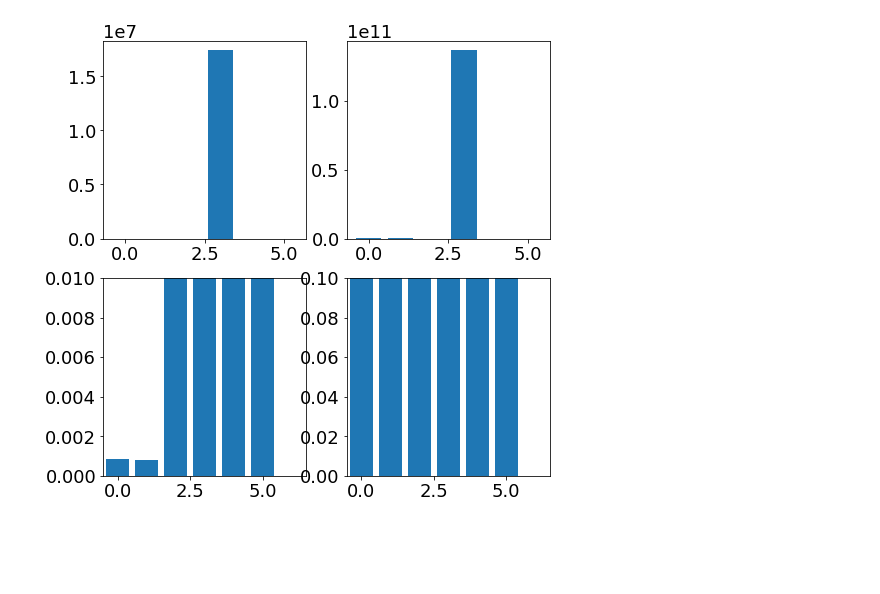
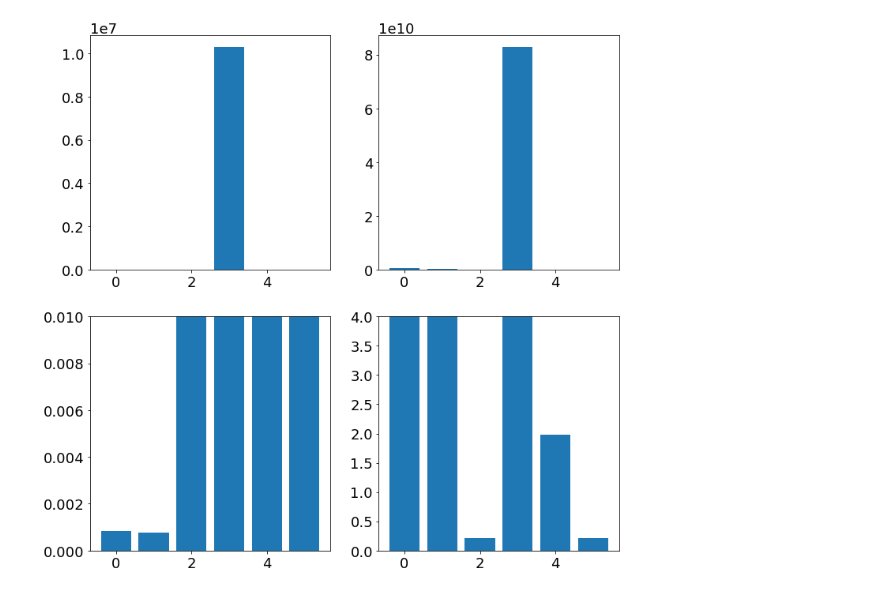
Before and after one commit to dylewsky/Data_Driven_Science_Python_Demos, a Jupyter notebook: CH04/CH04_SEC06_1_kFoldValidation.ipynb, the cells around one changed output. Saved outputs shown, nothing was run; the diff lists cells and outputs as text; code cells hidden in the pictures; blank space fills up the shorter version.

```diff
--- a/CH04/CH04_SEC06_1_kFoldValidation.ipynb
+++ b/CH04/CH04_SEC06_1_kFoldValidation.ipynb
@@ -12,7 +12,7 @@ plt.rcParams['figure.figsize'] = [12, 12]
 n = 100
 L = 4
 x = np.linspace(0,L,n)
-f = np.power(x,2) # parabola with 100 data points
+f = np.power(x,2) # parabola with n data points
 
 M = 21 # Polynomial degree
 phi = np.zeros((n,M))
@@ -44,8 +44,8 @@ for j in range(len(trials)):
         f2 = phi @ a2
         E2[jj] = np.linalg.norm(f-f2,ord=2)/np.linalg.norm(f,ord=2)
 
-#         regr3 = linear_model.ElasticNet(alpha=1.0, copy_X=True, l1_ratio=0.1, max_iter=10**5,random_state=0)
-        regr3 = linear_model.Lasso(alpha=1)
+        #regr3 = linear_model.ElasticNet(alpha=0.1, copy_X=True, l1_ratio=1.0, max_iter=10**3, normalize=True)
+        regr3 = linear_model.Lasso(alpha=0.1, normalize=True)
         regr3.fit(phi, f)
         a3 = regr3.coef_
         f3 = phi @ a3
@@ -96,0 +71,30 @@ plt.show()
+# %%
+Atot = np.column_stack((A1m,A2m,A3m)) # Average loadings of three methods
+Atot2 = (Atot>0.2) * Atot # threshold
+Atot3 = np.column_stack((Atot,Atot2)) # combine both thresholded and not
+
+fig = plt.figure(figsize=(16, 8))
+ax1 = fig.add_subplot(121, projection='3d')
+ax2 = fig.add_subplot(122, projection='3d')
+ax1.set_yticks([])
+ax2.set_yticks([])
+
+# Taken from https://stackoverflow.com/questions/30223161/matplotlib-mplot3d-how-to-increase-the-size-of-an-axis-stretch-in-a-3d-plo
+ax1.get_proj = lambda: np.dot(Axes3D.get_proj(ax1), np.diag([1, 0.25, 1, 1]))
+ax2.get_proj = lambda: np.dot(Axes3D.get_proj(ax2), np.diag([1, 0.25, 1, 1]))
+
+x = np.arange(M)
+z = np.zeros_like(x)
+width = 0.95
+depth = 0.95
+
+for j in range(3):
+    ax1.bar3d(x, j, z, width, depth, Atot.ravel(order='F')[M*j:M*(j+1)])
+ax1.set_title('Unthresholded')
+
+for j in range(3):
+    ax2.bar3d(x, j, z, width, depth, Atot2.ravel(order='F')[M*j:M*(j+1)])
+ax2.set_title('Thresholded')
+
+plt.show()
+plt.show()
@@ -103,34 +109,32 @@ x2 = x[100:200] # Test
 n1 = len(x1)
 n2 = len(x2)
 ftrain = np.power(x1,2) # Train parabola x = [0,4]
 ftest = np.power(x2,2)  # Test parabola x = [4,8]
 
 phi_i = np.zeros((n1,M))
 phi_e = np.zeros((n2,M))
 
 for j in range(M):
     phi_i[:,j] = np.power(x1,j) # interpolation key
     phi_e[:,j] = np.power(x2,j) # extrapolation key
 
 Eni = np.zeros(6)
 Ene = np.zeros(6)
 for jj in range(6): # compute inter/extra-polation scores
     ani = Atot3[:,jj]
     fnai = phi_i @ ani
     Eni[jj] = np.linalg.norm(ftrain-fnai,ord=2)/np.linalg.norm(ftrain,ord=2)
     fnae = phi_e @ ani
     Ene[jj] = np.linalg.norm(ftest-fnae,ord=2)/np.linalg.norm(ftest,ord=2)
 
 fig,axs = plt.subplots(2,2)
 axs[0,0].bar(range(6),Eni)
 axs[0,1].bar(range(6),Ene)
 axs[1,0].bar(range(6),Eni)
-axs[1,0].set_xlim(-0.5,6.5)
 axs[1,0].set_ylim(0,0.01)
 axs[1,1].bar(range(6),Ene)
-axs[1,1].set_xlim(-0.5,6.5)
-axs[1,1].set_ylim(0,0.1)
+axs[1,1].set_ylim(0,4)
 
 plt.show()
 # %% [output]
-[figure, old version]
+[figure, new version]
```
Also changed, not shown: parts of 3 cells of this notebook.
